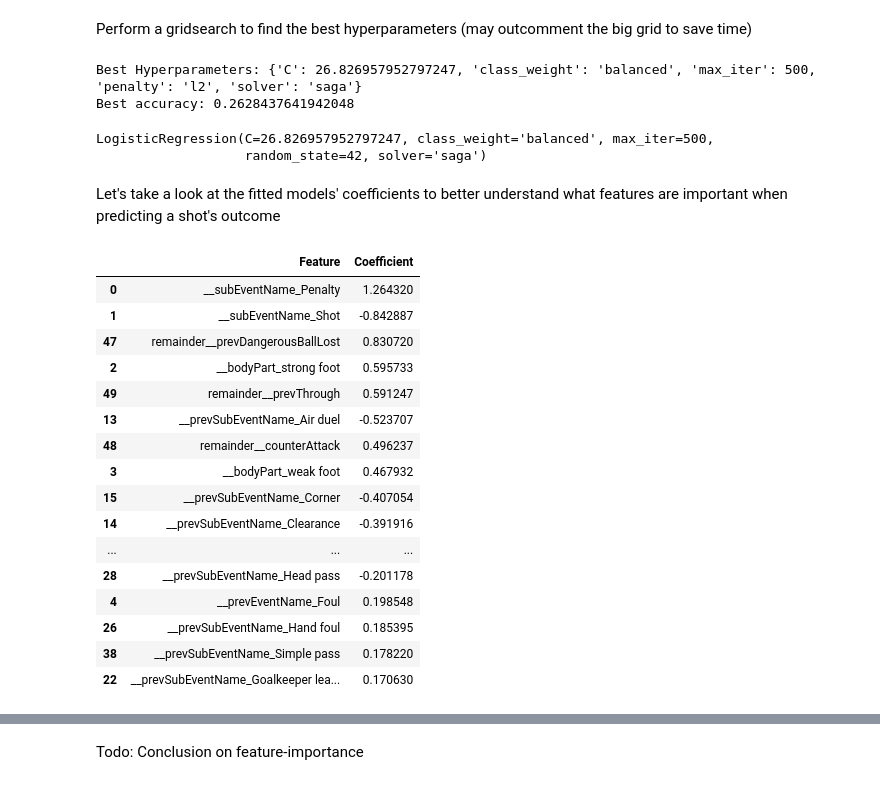
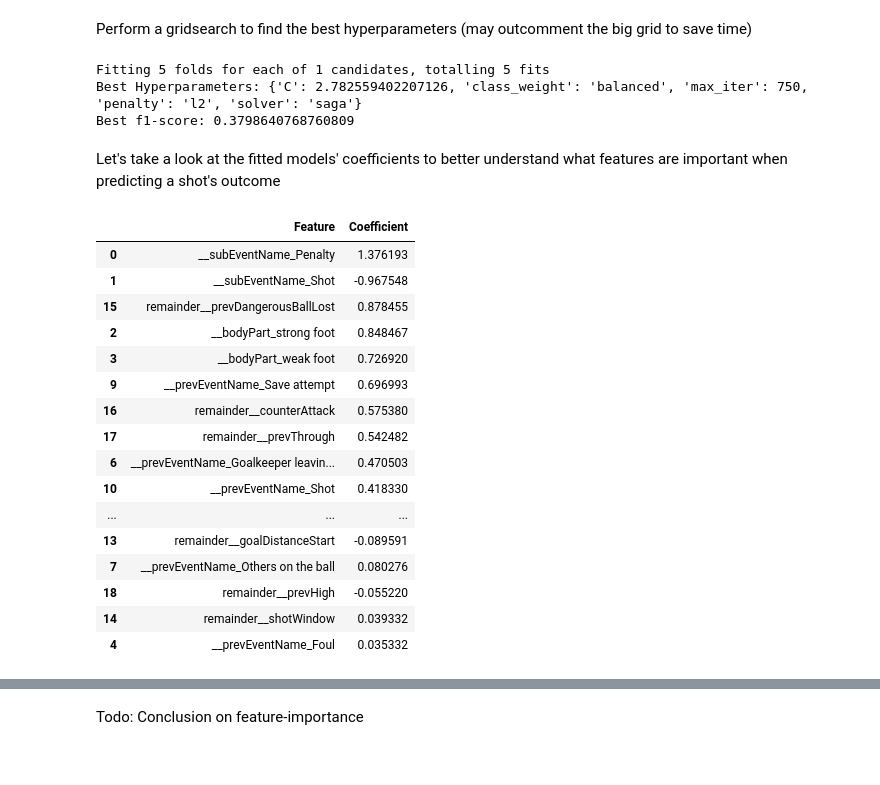
Before and after one commit to j-woe/football-analysis, a Jupyter notebook: analysis.ipynb, the cells around one changed output, grey strips where cells are left out. Drawn from its saved outputs; the diff is of its cells as text; code cells hidden in the pictures.

Commit message:
Finetune model and finalize texts

```diff
--- a/analysis.ipynb
+++ b/analysis.ipynb
@@ -714,11 +767,11 @@ relevant_cols = {
     ],
     'categorical': [
         'subEventName', 'bodyPart', 'prevEventName',
-        'prevSubEventName', 'playerRole', 'competition'
+        'playerRole', 'competition'
     ]
 }
 
-X = df_shots[
+X = df_shots.loc[:,
     relevant_cols['numerical'] +
     relevant_cols['boolean'] +
     relevant_cols['categorical']
@@ -748,88 +801,81 @@ ct = ColumnTransformer(
     remainder='passthrough'
 )
 X = ct.fit_transform(X)
+
 columns_transformed = ct.get_feature_names_out()
-X = pd.DataFrame(X.toarray(), columns=columns_transformed)
+
+X = pd.DataFrame(X, columns=columns_transformed)
 # %% [markdown]
 Perform a gridsearch to find the best hyperparameters (may outcomment the big grid to save time)
 # %%
 model = LogisticRegression(random_state=42)
 
-param_grid = {
+'''param_grid = {
     'C': np.logspace(-4, 4, 10),
     'class_weight': ['balanced', None],
     'max_iter': [250, 500, 750],
     'penalty': ['l1', 'l2', None],
     'solver': ['liblinear', 'newton-cholesky', 'saga']
-}
+}'''
+
+# Fix the best performance hyperparameters
 param_grid = {
-    'C': np.logspace(-2, 2, 8),
+    'C': [2.782559402207126],
     'class_weight': ['balanced'],
-    'max_iter': [500],
+    'max_iter': [750],
     'penalty': ['l2'],
     'solver': ['saga']
 }
-'''
-Best Hyperparameters: {
-    'C': np.float64(0.13894954943731375),
-    'class_weight': 'balanced',
-    'max_iter': 500,
-    'penalty': 'l2',
-    'solver': 'saga'
-}
-'''
 
 grid_search = GridSearchCV(
     estimator=model,
     param_grid=param_grid,
     cv=5,
-    scoring='precision',
-    verbose=0,
+    scoring='f1',
+    verbose=1,
     n_jobs=-1
 )
 
 grid_search.fit(X, y)
 
 print('Best Hyperparameters:', grid_search.best_params_)
-print('Best accuracy:', grid_search.best_score_)
+print('Best f1-score:', grid_search.best_score_)
 # %% [output]
-Best Hyperparameters: {'C': 26.826957952797247, 'class_weight': 'balanced', 'max_iter': 500, 'penalty': 'l2', 'solver': 'saga'}
-Best accuracy: 0.2628437641942048
+Fitting 5 folds for each of 1 candidates, totalling 5 fits
+Best Hyperparameters: {'C': 2.782559402207126, 'class_weight': 'balanced', 'max_iter': 750, 'penalty': 'l2', 'solver': 'saga'}
+Best f1-score: 0.3798640768760809
-# %%
-best_model = grid_search.best_estimator_
-best_model.fit(X, y)
-# %% [output]
-LogisticRegression(C=26.826957952797247, class_weight='balanced', max_iter=500,
-                   random_state=42, solver='saga')
 # %% [markdown]
 Let's take a look at the fitted models' coefficients to better understand what features are important when predicting a shot's outcome
 # %%
+best_model = grid_search.best_estimator_
+best_model.fit(X, y)
+
 feature_importance = pd.DataFrame(
     {'Feature': X.columns, 'Coefficient': best_model.coef_[0]}
 )
 
 feature_importance['Abs_Coefficient'] = feature_importance['Coefficient'].abs()
 feature_importance = feature_importance.sort_values(
     by='Abs_Coefficient',
     ascending=False
 )
 
-feature_importance[['Feature', 'Coefficient']].head(20)
+feature_importance[['Feature', 'Coefficient']]
 # %% [output]
 |  | Feature | Coefficient |
-| 0 | __subEventName_Penalty | 1.264320 |
-| 1 | __subEventName_Shot | -0.842887 |
-| 47 | remainder__prevDangerousBallLost | 0.830720 |
-| 2 | __bodyPart_strong foot | 0.595733 |
-| 49 | remainder__prevThrough | 0.591247 |
-| 13 | __prevSubEventName_Air duel | -0.523707 |
-| 48 | remainder__counterAttack | 0.496237 |
-| 3 | __bodyPart_weak foot | 0.467932 |
-| 15 | __prevSubEventName_Corner | -0.407054 |
-| 14 | __prevSubEventName_Clearance | -0.391916 |
+| 0 | __subEventName_Penalty | 1.376193 |
+| 1 | __subEventName_Shot | -0.967548 |
+| 15 | remainder__prevDangerousBallLost | 0.878455 |
+| 2 | __bodyPart_strong foot | 0.848467 |
+| 3 | __bodyPart_weak foot | 0.726920 |
+| 9 | __prevEventName_Save attempt | 0.696993 |
+| 16 | remainder__counterAttack | 0.575380 |
+| 17 | remainder__prevThrough | 0.542482 |
+| 6 | __prevEventName_Goalkeeper leavin... | 0.470503 |
+| 10 | __prevEventName_Shot | 0.418330 |
 | ... | ... | ... |
-| 28 | __prevSubEventName_Head pass | -0.201178 |
-| 4 | __prevEventName_Foul | 0.198548 |
-| 26 | __prevSubEventName_Hand foul | 0.185395 |
-| 38 | __prevSubEventName_Simple pass | 0.178220 |
-| 22 | __prevSubEventName_Goalkeeper lea... | 0.170630 |
+| 13 | remainder__goalDistanceStart | -0.089591 |
+| 7 | __prevEventName_Others on the ball | 0.080276 |
+| 18 | remainder__prevHigh | -0.055220 |
+| 14 | remainder__shotWindow | 0.039332 |
+| 4 | __prevEventName_Foul | 0.035332 |
```
Also changed, not shown: parts of 108 cells of this notebook, 1 other file.
